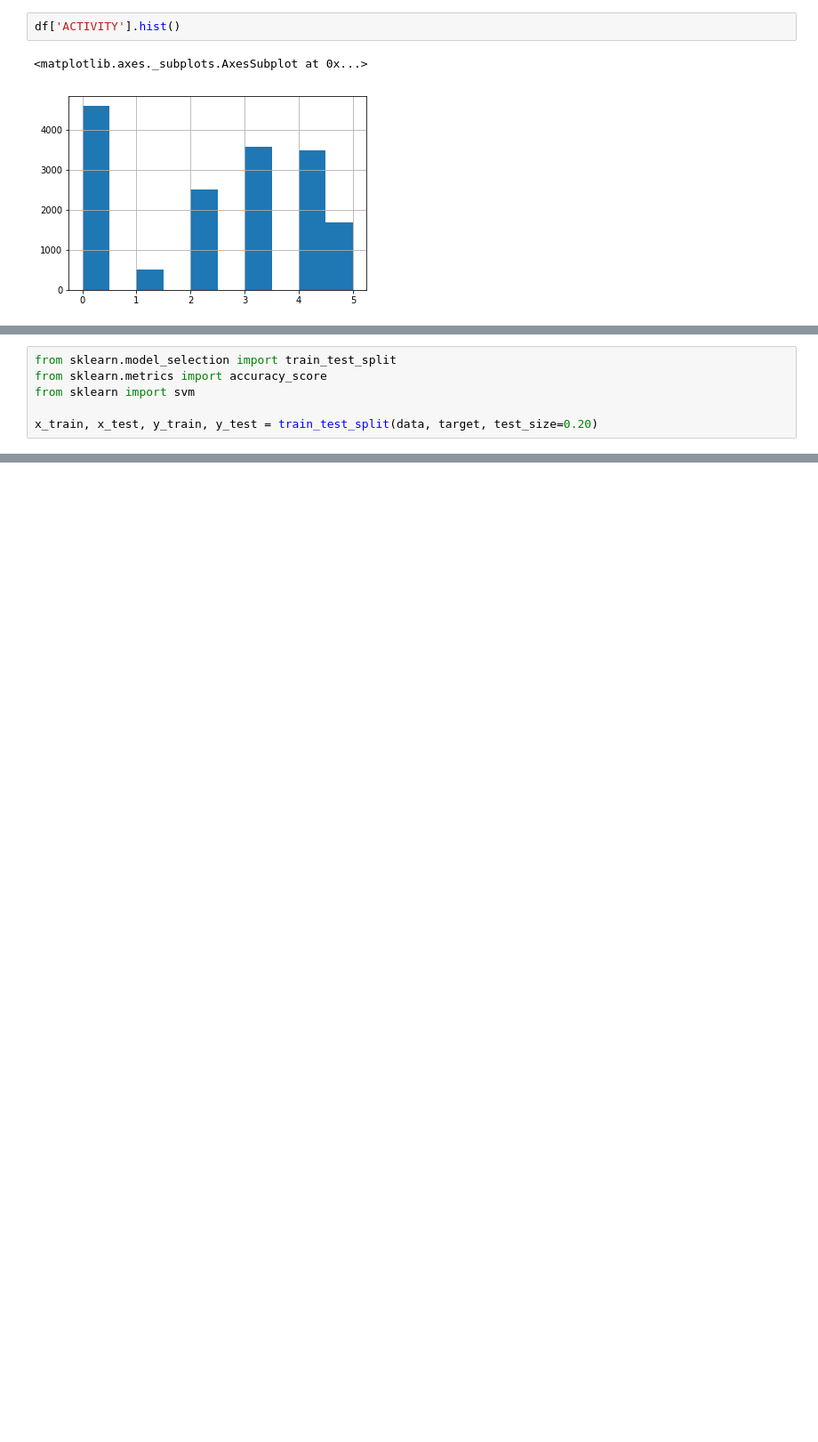
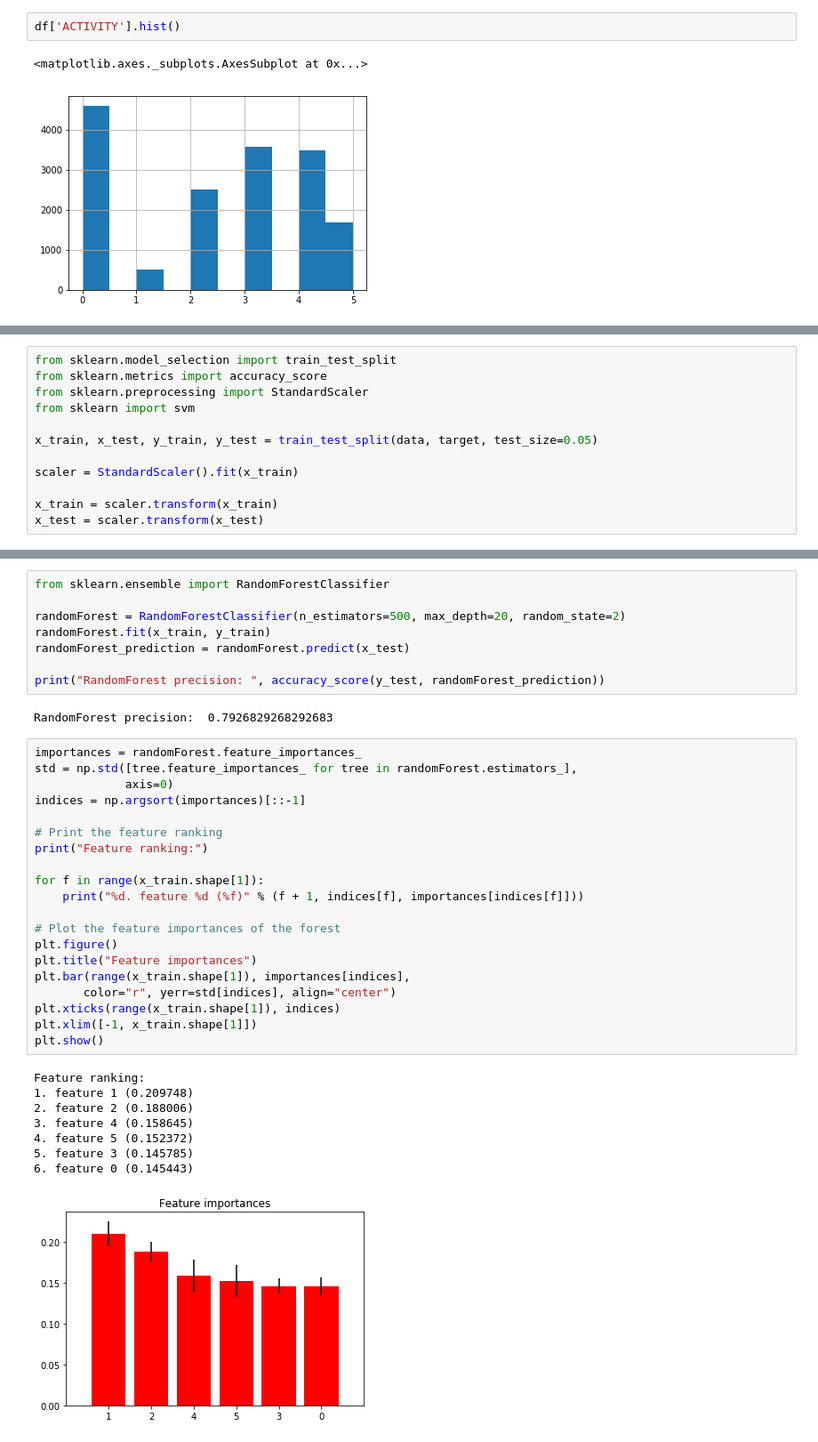
Before and after one commit to lorenzolevis/fall_detection_project, a Jupyter notebook: Notebook_project.ipynb, the cells around one changed output, grey strips where cells are left out. Shown: that part at 89% size. Cells and saved outputs as stored; diff of their text form; blank space fills up the shorter version.

```diff
--- a/Notebook_project.ipynb
+++ b/Notebook_project.ipynb
@@ -77,7 +86,13 @@ data.head()
 # %%
 from sklearn.model_selection import train_test_split
 from sklearn.metrics import accuracy_score
+from sklearn.preprocessing import StandardScaler
 from sklearn import svm
 
-x_train, x_test, y_train, y_test = train_test_split(data, target, test_size=0.20)
+x_train, x_test, y_train, y_test = train_test_split(data, target, test_size=0.05)
+
+scaler = StandardScaler().fit(x_train)
+
+x_train = scaler.transform(x_train)
+x_test = scaler.transform(x_test)
 # %%
@@ -120,0 +136,39 @@ native bayes perecision:  0.12999694842844065
+# %%
+from sklearn.ensemble import RandomForestClassifier
+
+randomForest = RandomForestClassifier(n_estimators=500, max_depth=20, random_state=2)
+randomForest.fit(x_train, y_train)
+randomForest_prediction = randomForest.predict(x_test)
+
+print("RandomForest precision: ", accuracy_score(y_test, randomForest_prediction))
+# %% [output]
+RandomForest precision:  0.7926829268292683
+# %%
+importances = randomForest.feature_importances_
+std = np.std([tree.feature_importances_ for tree in randomForest.estimators_],
+             axis=0)
+indices = np.argsort(importances)[::-1]
+
+# Print the feature ranking
+print("Feature ranking:")
+
+for f in range(x_train.shape[1]):
+    print("%d. feature %d (%f)" % (f + 1, indices[f], importances[indices[f]]))
+
+# Plot the feature importances of the forest
+plt.figure()
+plt.title("Feature importances")
+plt.bar(range(x_train.shape[1]), importances[indices],
+       color="r", yerr=std[indices], align="center")
+plt.xticks(range(x_train.shape[1]), indices)
+plt.xlim([-1, x_train.shape[1]])
+plt.show()
+# %% [output]
+Feature ranking:
+1. feature 1 (0.209748)
+2. feature 2 (0.188006)
+3. feature 4 (0.158645)
+4. feature 5 (0.152372)
+5. feature 3 (0.145785)
+6. feature 0 (0.145443)
+[figure, added]
```
Also changed, not shown: parts of 11 cells of this notebook.
